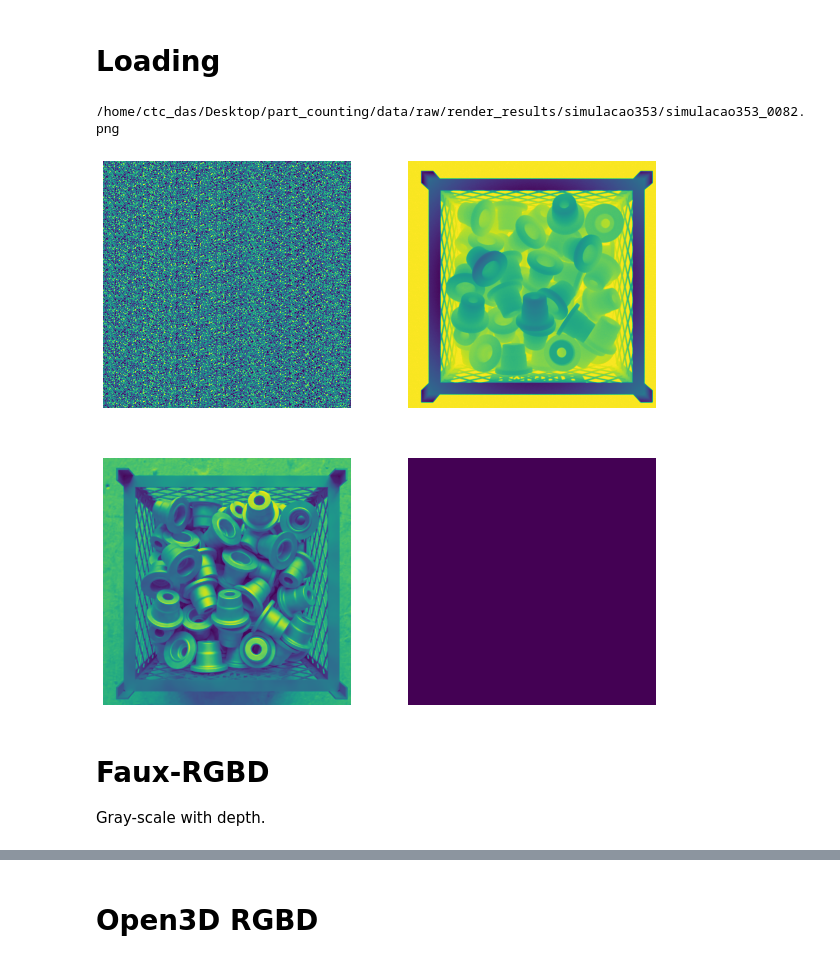
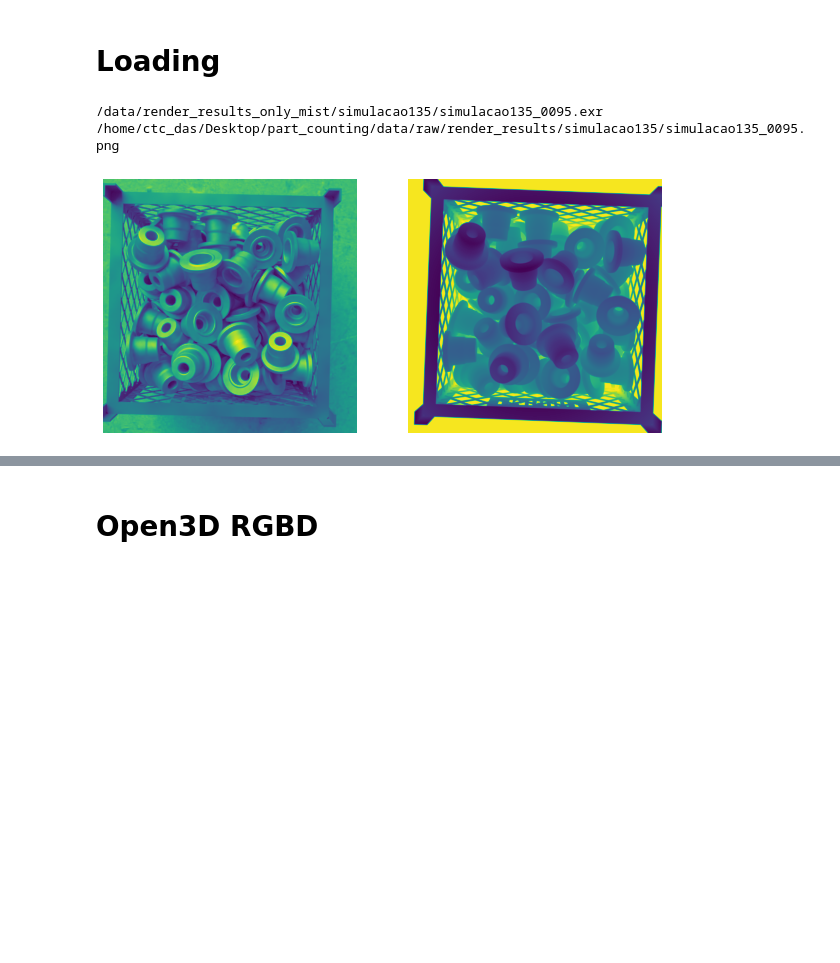
Before and after one commit to brunompacheco/part-counting, a Jupyter notebook: notebooks/00.01-bmp-rgbd-image-creation.ipynb, the cells around one changed output, grey strips where cells are left out. Saved outputs shown, nothing was run; the diff lists cells and outputs as text; code cells hidden in the pictures; blank space fills up the shorter version.

```diff
--- a/notebooks/00.01-bmp-rgbd-image-creation.ipynb
+++ b/notebooks/00.01-bmp-rgbd-image-creation.ipynb
@@ -23,24 +24,35 @@ True
 # %% [markdown]
 # Loading
 # %%
-raw_data_dir = project_dir/'data/raw/render_results'
+raw_mist_dir = Path('/data/render_results_only_mist')
 
-img_fpath = np.random.choice(list(raw_data_dir.glob('simulacao*/*.png')))
+mists_dirs = list(raw_mist_dir.glob('simulacao*'))
+
+mist_dir = np.random.choice(mists_dirs)
+mist_fpath = np.random.choice(list(mist_dir.glob('*.exr')))
+
+raw_img_dir = project_dir/'data/raw/render_results'
+
+img_fpath = raw_img_dir/mist_fpath.parent.name/mist_fpath.name.replace('.exr', '.png')
+
+print(mist_fpath)
 print(img_fpath)
 
-img_data = np.asarray(o3d.io.read_image(str(img_fpath)))
+img = o3d.io.read_image(str(img_fpath))
+img_data = np.asarray(img)[:,:,2]
 
-fig, axs = plt.subplots(2,2)
-fig.set_size_inches(10,10)
-for i, ax in enumerate(axs.flatten()):
-    ax.imshow(img_data[:,:,i])
-    ax.set_axis_off()
+mist_data = cv2.imread(str(mist_fpath),  cv2.IMREAD_ANYCOLOR | cv2.IMREAD_ANYDEPTH)[:,:,0]
+
+fig, axs = plt.subplots(1,2)
+fig.set_size_inches(10,5)
+
+axs[0].imshow(img_data)
+axs[0].set_axis_off()
+axs[1].imshow(mist_data)
+axs[1].set_axis_off()
 
 fig.show()
 # %% [output]
-/home/ctc_das/Desktop/part_counting/data/raw/render_results/simulacao353/simulacao353_0082.png
+/data/render_results_only_mist/simulacao135/simulacao135_0095.exr
+/home/ctc_das/Desktop/part_counting/data/raw/render_results/simulacao135/simulacao135_0095.png
-[figure, old version]
+[figure, new version]
-# %% [markdown]
-# Faux-RGBD
-
-Gray-scale with depth.
```
Also changed, not shown: parts of 6 cells of this notebook, 1 other file.
